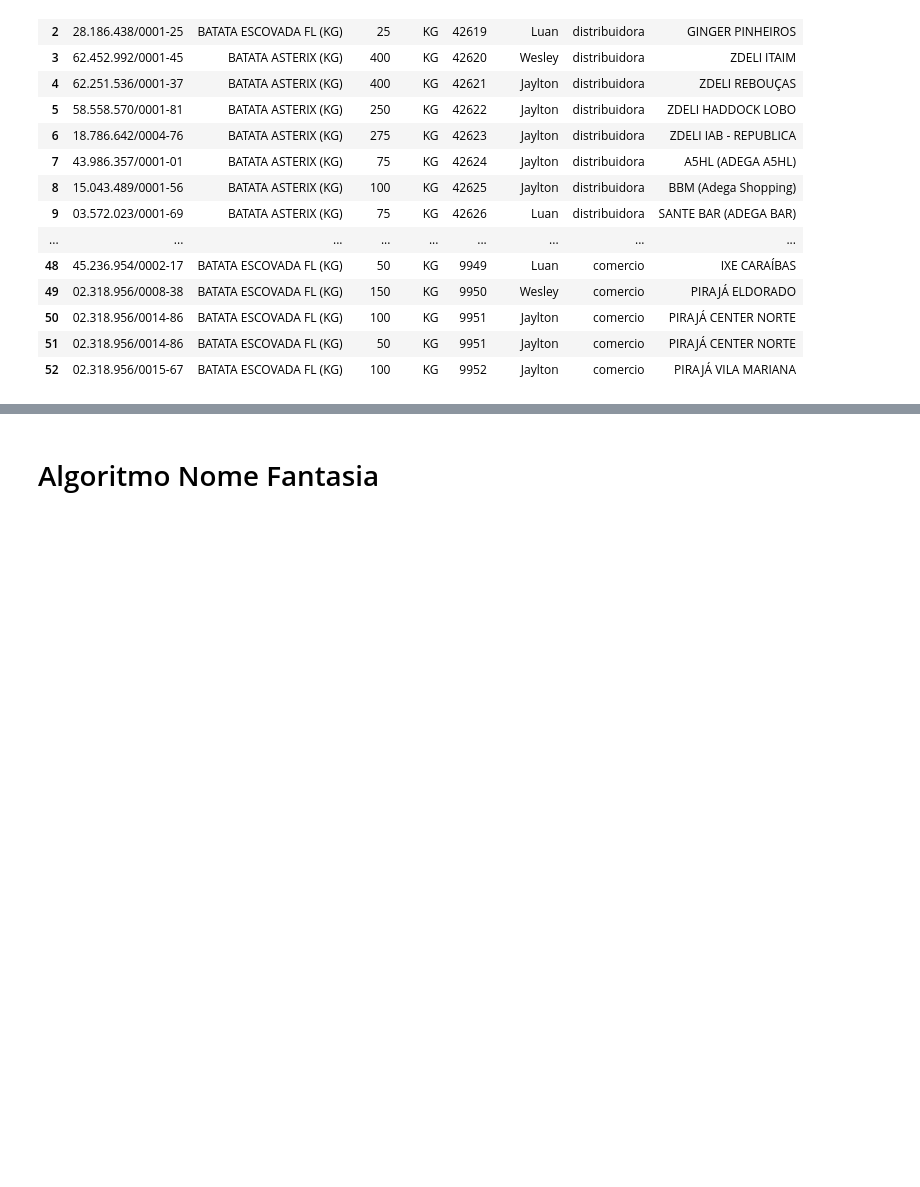
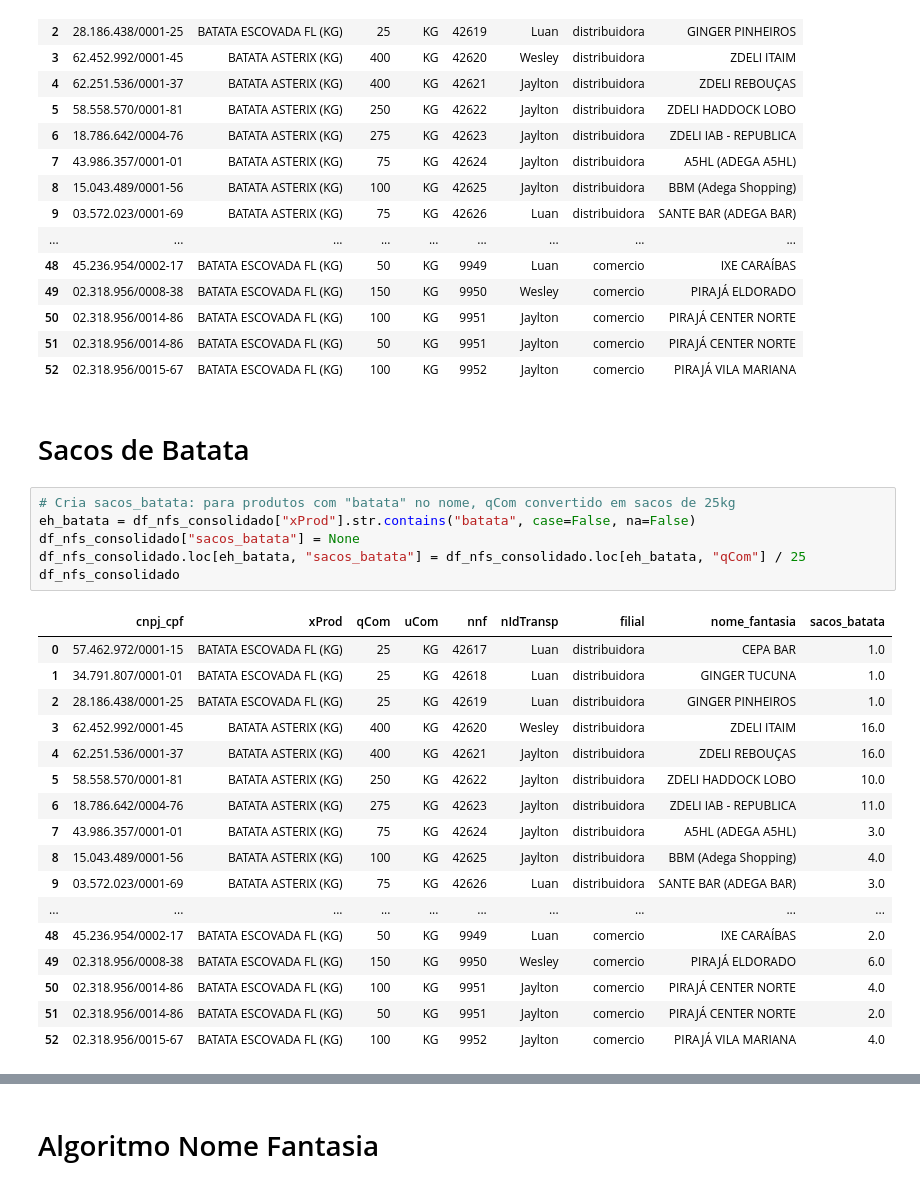
Before and after one commit to renato-evangelista/protocolo_nfs_projetos, a Jupyter notebook: app_v3.ipynb, the cells around one changed output, grey strips where cells are left out. Drawn from its saved outputs; the diff is of its cells as text; blank space fills up the shorter version.

```diff
--- a/app_v3.ipynb
+++ b/app_v3.ipynb
@@ -203,3 +203,29 @@ df_nfs_consolidado
 | 50 | 02.318.956/0014-86 | BATATA ESCOVADA FL (KG) | 100 | KG | 9951 | Jaylton | comercio | PIRAJÁ CENTER NORTE |
 | 51 | 02.318.956/0014-86 | BATATA ESCOVADA FL (KG) | 50 | KG | 9951 | Jaylton | comercio | PIRAJÁ CENTER NORTE |
 | 52 | 02.318.956/0015-67 | BATATA ESCOVADA FL (KG) | 100 | KG | 9952 | Jaylton | comercio | PIRAJÁ VILA MARIANA |
+# %% [markdown]
+# Sacos de Batata
+# %%
+# Cria sacos_batata: para produtos com "batata" no nome, qCom convertido em sacos de 25kg
+eh_batata = df_nfs_consolidado["xProd"].str.contains("batata", case=False, na=False)
+df_nfs_consolidado["sacos_batata"] = None
+df_nfs_consolidado.loc[eh_batata, "sacos_batata"] = df_nfs_consolidado.loc[eh_batata, "qCom"] / 25
+df_nfs_consolidado
+# %% [output]
+|  | cnpj_cpf | xProd | qCom | uCom | nnf | nIdTransp | filial | nome_fantasia | sacos_batata |
+| 0 | 57.462.972/0001-15 | BATATA ESCOVADA FL (KG) | 25 | KG | 42617 | Luan | distribuidora | CEPA BAR | 1.0 |
+| 1 | 34.791.807/0001-01 | BATATA ESCOVADA FL (KG) | 25 | KG | 42618 | Luan | distribuidora | GINGER TUCUNA | 1.0 |
+| 2 | 28.186.438/0001-25 | BATATA ESCOVADA FL (KG) | 25 | KG | 42619 | Luan | distribuidora | GINGER PINHEIROS | 1.0 |
+| 3 | 62.452.992/0001-45 | BATATA ASTERIX (KG) | 400 | KG | 42620 | Wesley | distribuidora | ZDELI ITAIM | 16.0 |
+| 4 | 62.251.536/0001-37 | BATATA ASTERIX (KG) | 400 | KG | 42621 | Jaylton | distribuidora | ZDELI REBOUÇAS | 16.0 |
+| 5 | 58.558.570/0001-81 | BATATA ASTERIX (KG) | 250 | KG | 42622 | Jaylton | distribuidora | ZDELI HADDOCK LOBO | 10.0 |
+| 6 | 18.786.642/0004-76 | BATATA ASTERIX (KG) | 275 | KG | 42623 | Jaylton | distribuidora | ZDELI IAB - REPUBLICA | 11.0 |
+| 7 | 43.986.357/0001-01 | BATATA ASTERIX (KG) | 75 | KG | 42624 | Jaylton | distribuidora | A5HL (ADEGA A5HL) | 3.0 |
+| 8 | 15.043.489/0001-56 | BATATA ASTERIX (KG) | 100 | KG | 42625 | Jaylton | distribuidora | BBM (Adega Shopping) | 4.0 |
+| 9 | 03.572.023/0001-69 | BATATA ASTERIX (KG) | 75 | KG | 42626 | Luan | distribuidora | SANTE BAR (ADEGA BAR) | 3.0 |
+| ... | ... | ... | ... | ... | ... | ... | ... | ... | ... |
+| 48 | 45.236.954/0002-17 | BATATA ESCOVADA FL (KG) | 50 | KG | 9949 | Luan | comercio | IXE CARAÍBAS | 2.0 |
+| 49 | 02.318.956/0008-38 | BATATA ESCOVADA FL (KG) | 150 | KG | 9950 | Wesley | comercio | PIRAJÁ ELDORADO | 6.0 |
+| 50 | 02.318.956/0014-86 | BATATA ESCOVADA FL (KG) | 100 | KG | 9951 | Jaylton | comercio | PIRAJÁ CENTER NORTE | 4.0 |
+| 51 | 02.318.956/0014-86 | BATATA ESCOVADA FL (KG) | 50 | KG | 9951 | Jaylton | comercio | PIRAJÁ CENTER NORTE | 2.0 |
+| 52 | 02.318.956/0015-67 | BATATA ESCOVADA FL (KG) | 100 | KG | 9952 | Jaylton | comercio | PIRAJÁ VILA MARIANA | 4.0 |
```
Also changed, not shown: parts of 4 cells of this notebook, 5 other files.
